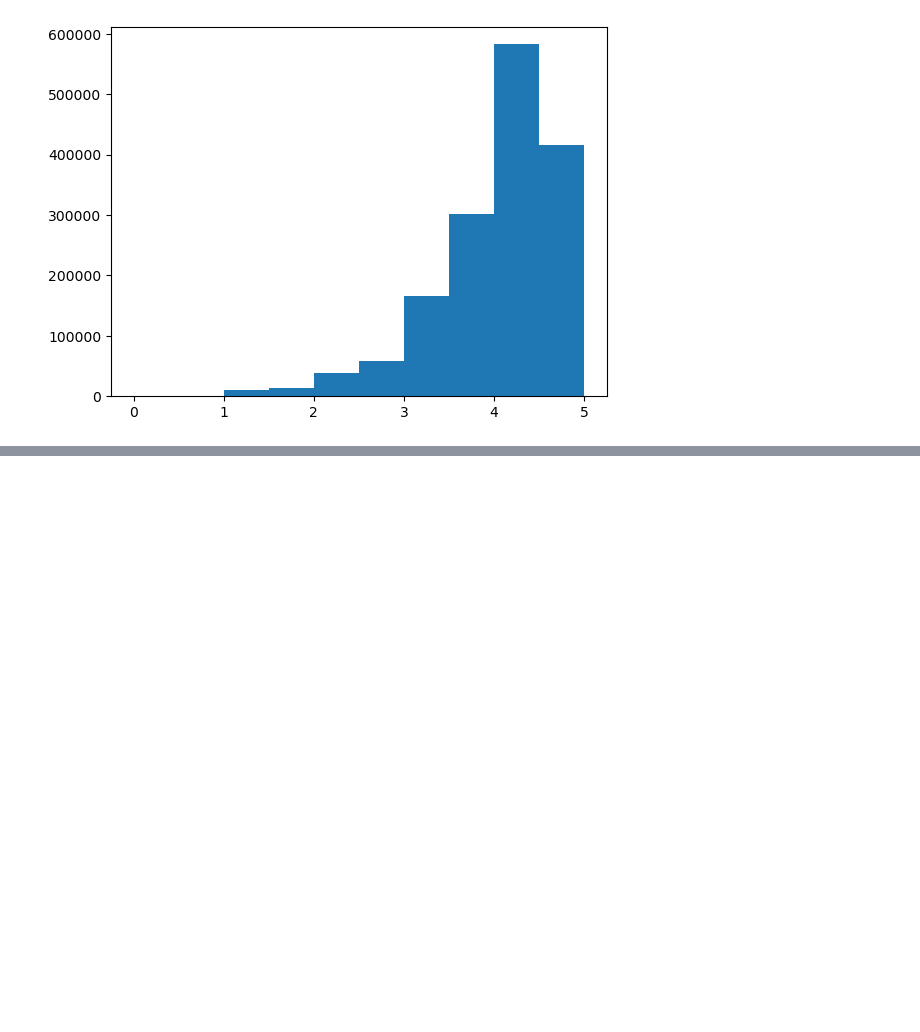
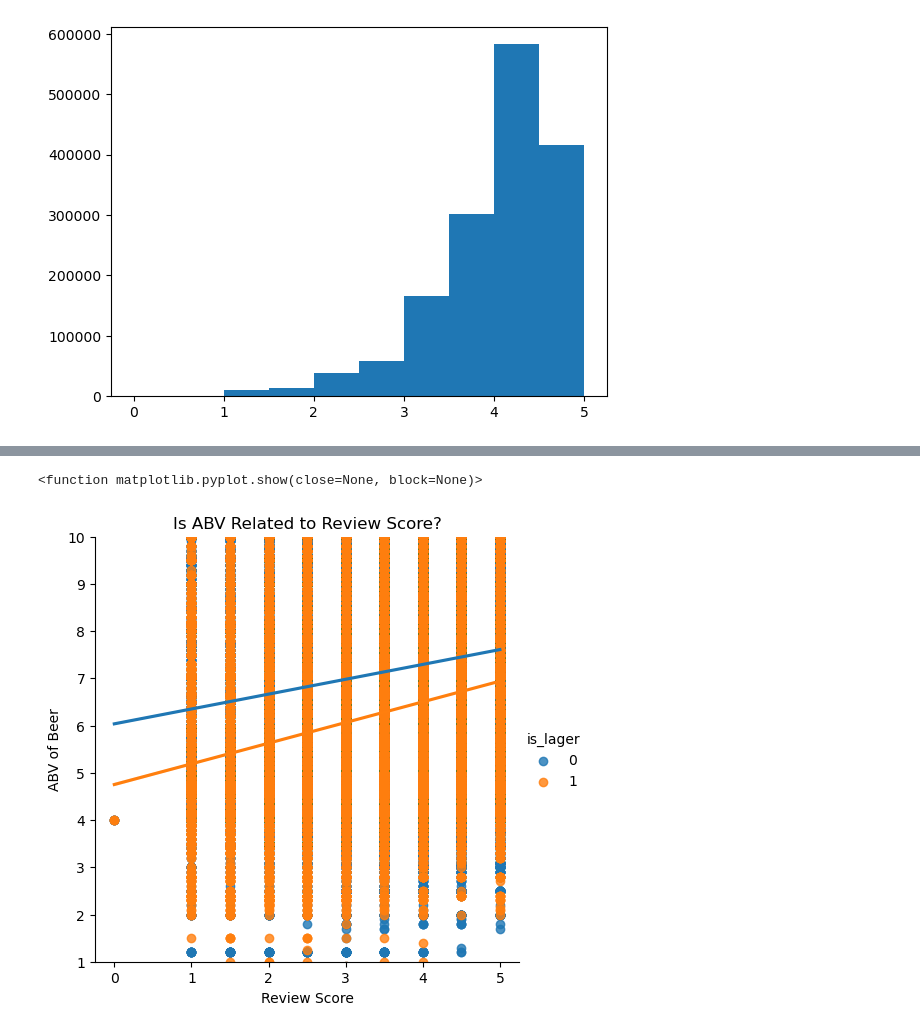
Before and after one commit to DerekBixby/beer_project, a Jupyter notebook: test.ipynb, the cells around one changed output, grey strips where cells are left out. Cells and saved outputs as stored; diff of their text form; code cells hidden in the pictures; blank space fills up the shorter version.

```diff
--- a/test.ipynb
+++ b/test.ipynb
@@ -467,0 +498,10 @@ sns.lmplot(x='review_overall', y='beer_abv', data=df, scatter=True, hue='is_lage
+# %%
+sns.lmplot(x='review_overall', y='beer_abv', data=df, scatter=True, hue='is_lager')
+plt.ylabel('ABV of Beer')
+plt.xlabel('Review Score')
+plt.title('Is ABV Related to Review Score?')
+plt.ylim(1,10)
+plt.show
+# %% [output]
+<function matplotlib.pyplot.show(close=None, block=None)>
+[figure, added]
```
Also changed, not shown: parts of 54 cells of this notebook.
